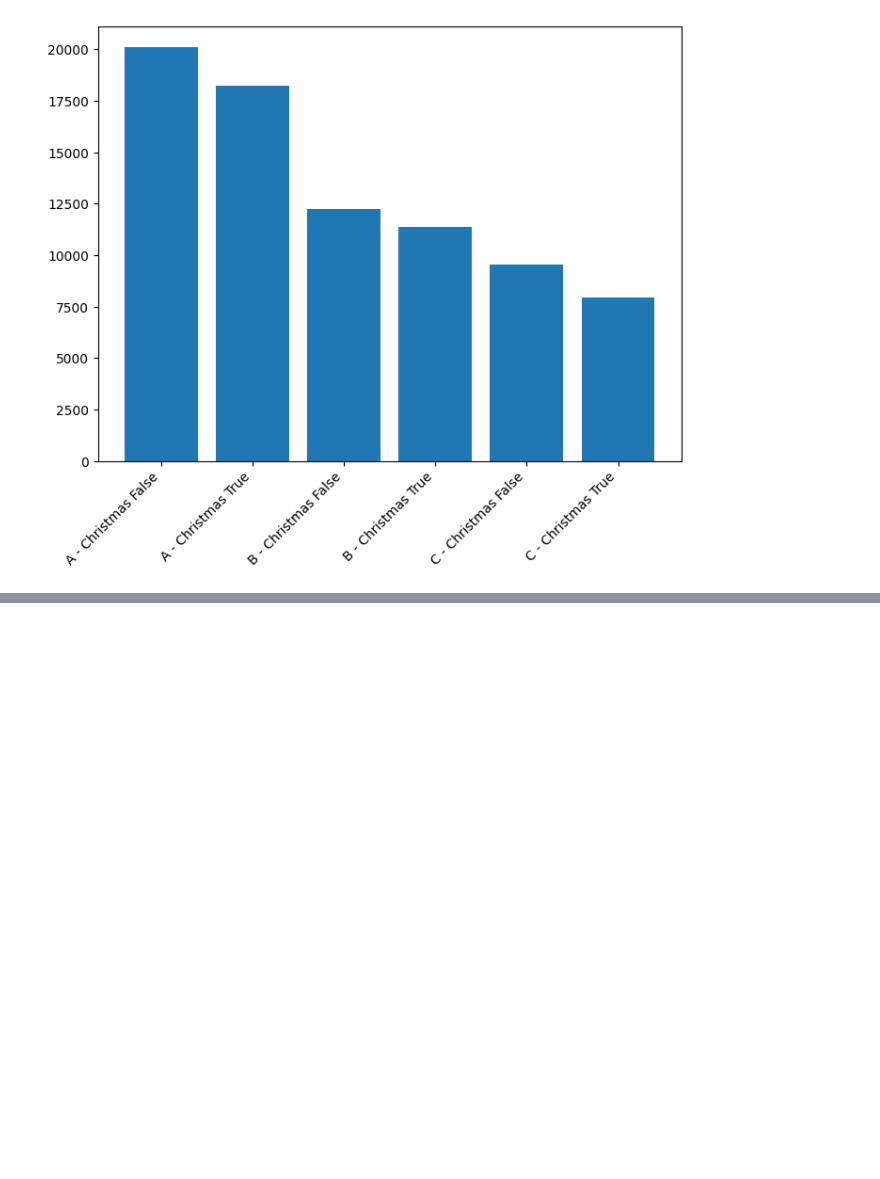
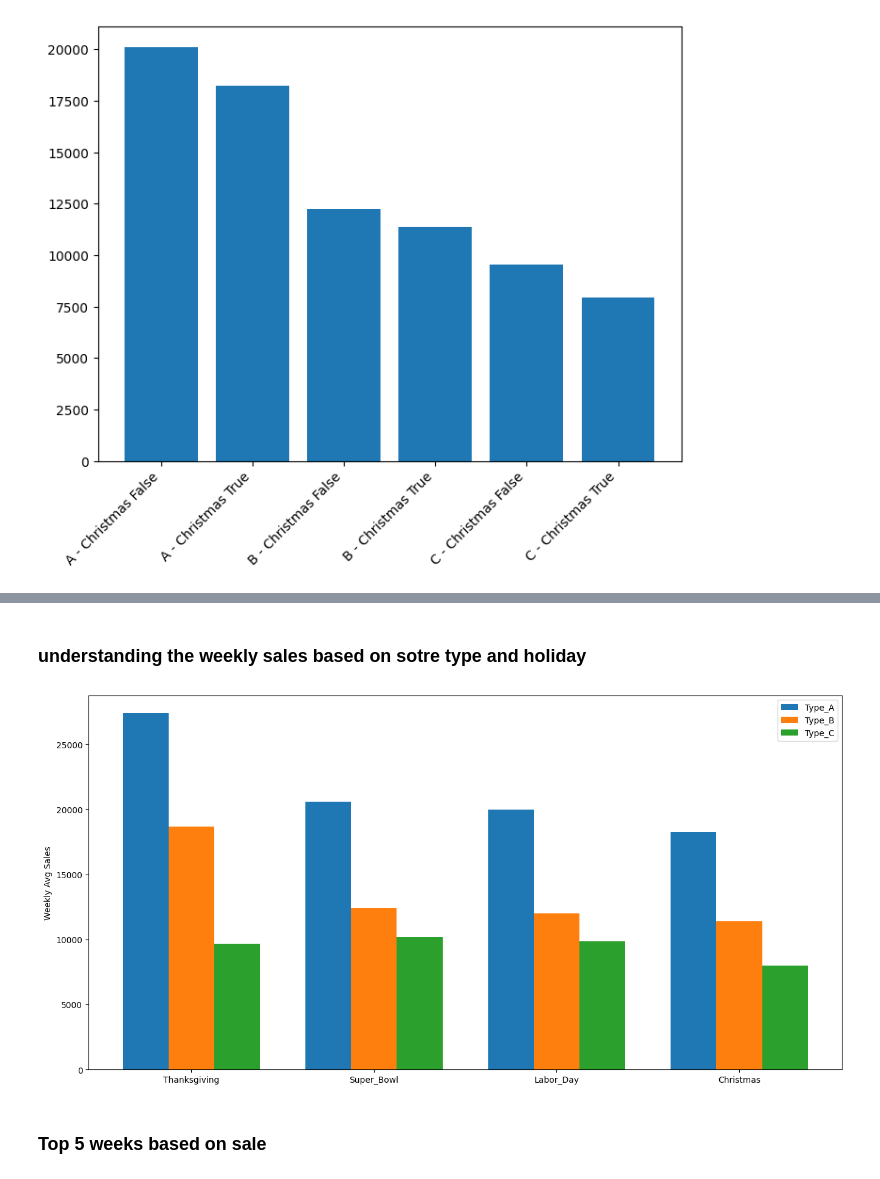
Before and after one commit to HajarRahimi/hypermarket_analysis, a Jupyter notebook: hypermarket_analysis.ipynb, the cells around one changed output, grey strips where cells are left out. Saved outputs shown, nothing was run; the diff lists cells and outputs as text; code cells hidden in the pictures; blank space fills up the shorter version.

```diff
--- a/hypermarket_analysis.ipynb
+++ b/hypermarket_analysis.ipynb
@@ -350,0 +418,25 @@ plt.show()
+# %% [markdown]
+### understanding the weekly sales based on sotre type and holiday
+# %%
+labels = ['Thanksgiving', 'Super_Bowl', 'Labor_Day', 'Christmas']
+A_means = [27370.728296, 20603.690832, 19973.219881, 18231.031306]
+B_means = [18661.296519, 12401.718198, 12013.482757, 11394.051524]
+C_means = [9679.900152, 10156.204711, 9871.225746, 7963.228980]
+
+x = np.arange(len(labels))
+width = 0.25
+fig, ax = plt.subplots(figsize=(16, 8))
+rects1 = plt.bar(x-width, A_means, width, label='Type_A')
+rects2 = plt.bar(x, B_means, width, label='Type_B')
+rects3 = plt.bar(x+width, C_means, width, label='Type_C')
+
+ax.set_ylabel('Weekly Avg Sales')
+ax.set_xticks(x)
+ax.set_xticklabels(labels)
+ax.legend()
+
+plt.show()
+# %% [output]
+[figure, added]
+# %% [markdown]
+### Top 5 weeks based on sale
```
Also changed, not shown: parts of 36 cells of this notebook.
